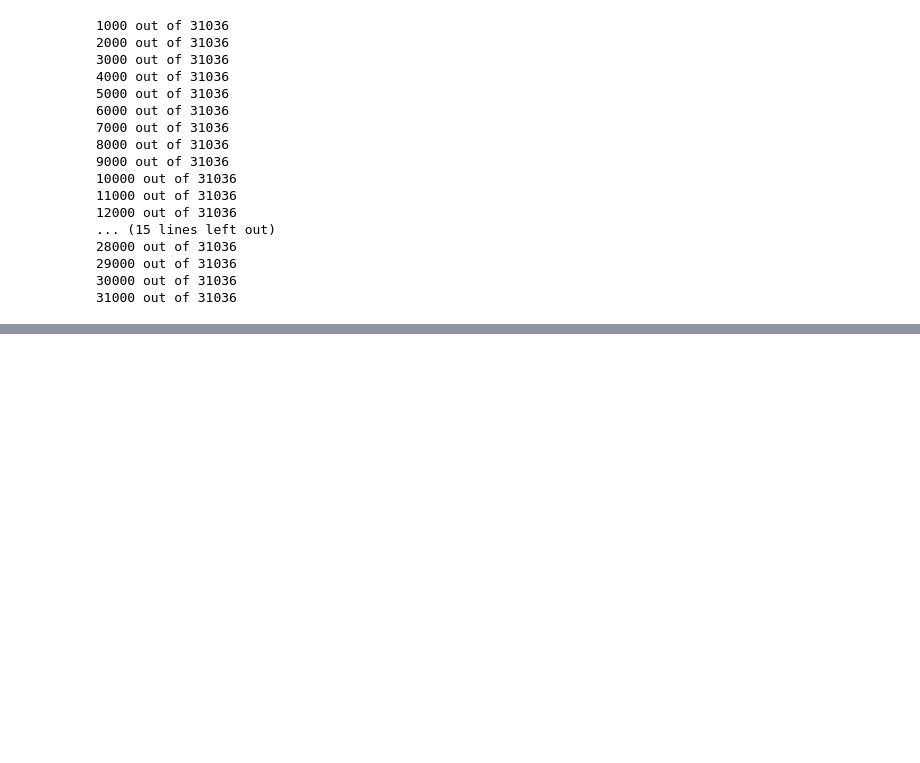
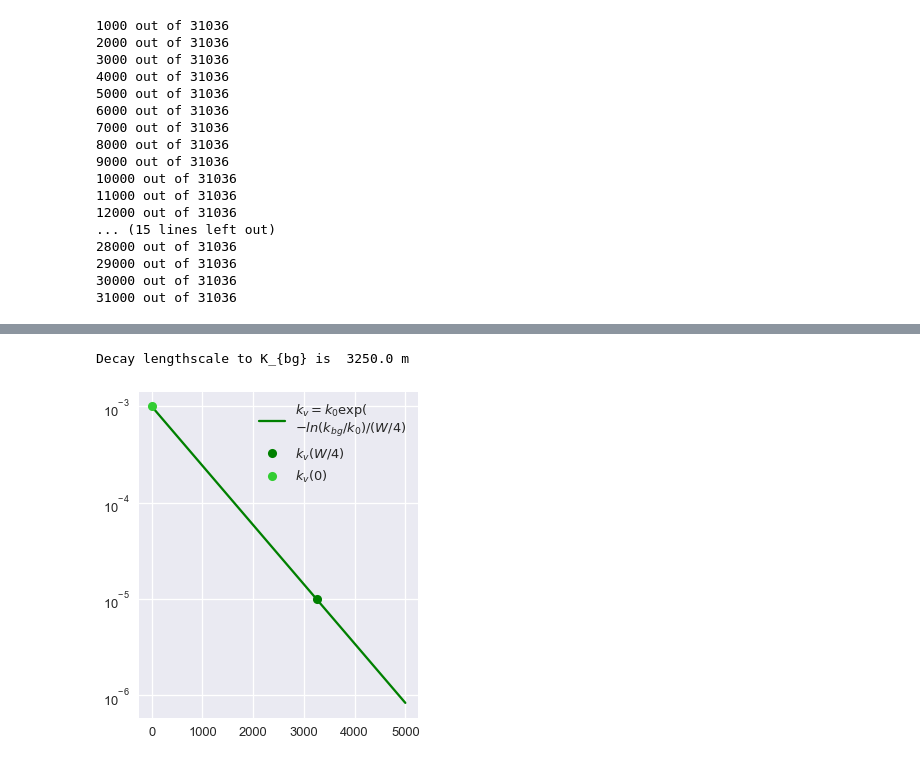
Before and after one commit to UBC-MOAD/buildcanyon, a Jupyter notebook: Stratification/GenerateDiffKrFile_realistic.ipynb, the cells around one changed output, grey strips where cells are left out. Cells and saved outputs as stored; diff of their text form; code cells hidden in the pictures; blank space fills up the shorter version.

Commit message:
Added smoothing to the realistic profiles of kv

```diff
--- a/Stratification/GenerateDiffKrFile_realistic.ipynb
+++ b/Stratification/GenerateDiffKrFile_realistic.ipynb
@@ -204,0 +213,23 @@ plt.tight_layout()
+# %%
+# Find an exponential to smooth out sharp interface
+
+ko = 1E-3
+kbg = 1E-5
+W = 13000 # m
+lam = -(1/(0.25*W))*np.log(kbg/ko) # decay scale so that at 1/4 of the canyon width the diffusivity is kbg
+print('Decay lengthscale to K_{bg} is % 1.1f m' %(0.25*W))
+
+# def exponential
+x_vec = np.linspace(0,5000,50)
+ksm = ko*np.exp(-lam*x_vec)
+
+# plot
+fig, (ax1) = plt.subplots(1,1, figsize=(5,6))
+ax1.semilogy(x_vec,ksm, 'g-',label='$k_v=k_0 \exp({$\n$-ln(k_{bg}/k_{0})/(W/4)})$')
+ax1.plot(0.25*W, kbg, 'go',label='$k_v(W/4)$' )
+ax1.plot(0, ko, 'o',color='limegreen', label='$k_v(0)$')
+ax1.legend(loc=0)
+plt.show()
+# %% [output]
+Decay lengthscale to K_{bg} is  3250.0 m
+[figure, added]
```
Also changed, not shown: parts of 7 cells of this notebook.
